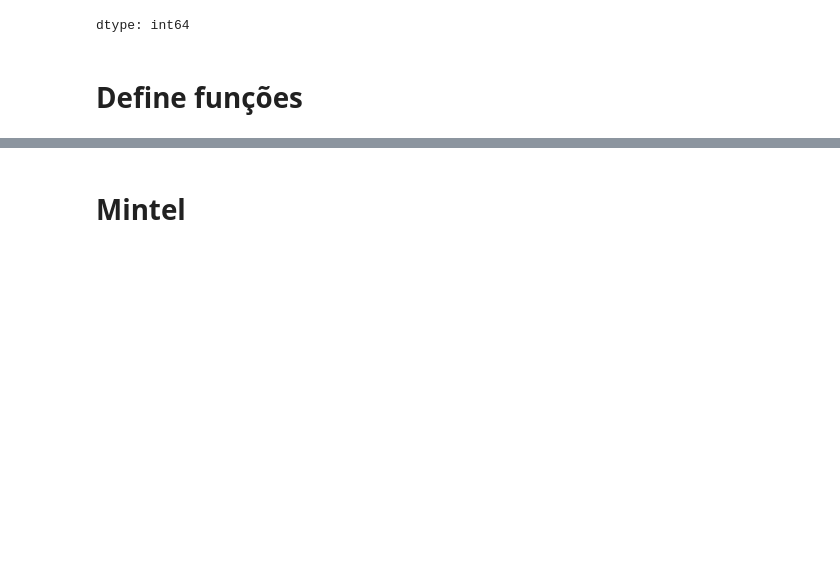
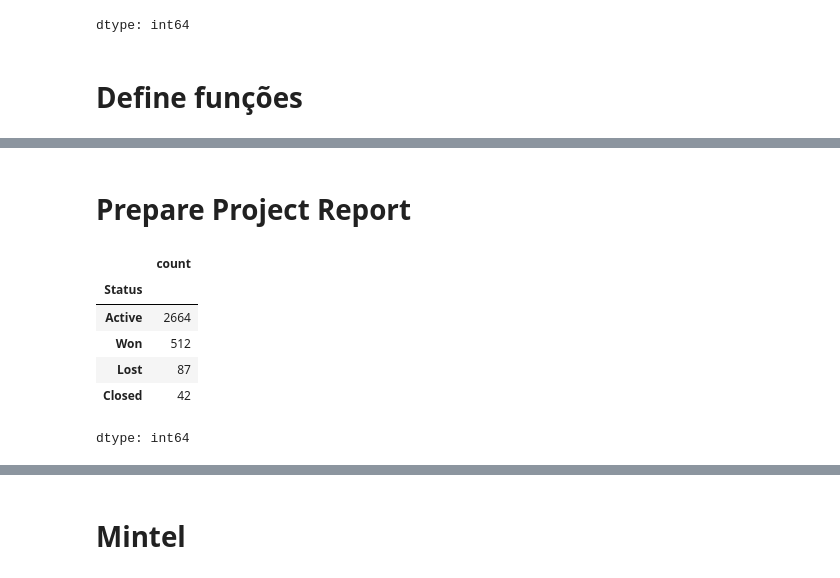
Before and after one commit to GimenesPaula/GimenesPaula, a Jupyter notebook: Projeto 1.ipynb, the cells around one changed output, grey strips where cells are left out. Cells and saved outputs as stored; diff of their text form; code cells hidden in the pictures; blank space fills up the shorter version.

```diff
--- a/Projeto 1.ipynb
+++ b/Projeto 1.ipynb
@@ -245,0 +256,28 @@ def formatar_material(coluna):
+# %% [markdown]
+# Prepare Project Report
+# %%
+# Reduz as colunas Fabricantes, Material e Distribuidor, a indice
+df_proj['Material']= formatar_material(df_proj['Material'])
+df_proj['Distributor'] = formatar_fabricantes(df_proj['Distributor'])
+df_proj['KeyManuf'] = formatar_fabricantes(df_proj['Customer'])
+df_proj['Customer'] = df_proj['Customer'].astype(str)
+df_proj['Status'] = df_proj['Status'].astype(str)
+# %%
+dict_status = {'aprovado':'Won', 'closed won': 'Won',
+             'cancelado': 'Closed', 'concluido':'Closed', 'stand by':'Closed', 'finalizado':'Closed',
+             'closed lost': 'Lost', 'cancelado/reprovado':'Lost', 'reprovado':'Lost',
+             'em andamento': 'Active', 'teste':'Active', 'em teste':'Active',
+             'prospecting':'Active', 'qualification':'Active',
+           }
+# %%
+df_proj['Status'] = df_proj['Status'].str.lower().map(dict_status)
+#Exibe a quantidade de casos únicos
+df_proj['Status'].value_counts(dropna=False)
+# %% [output]
+|  | count |
+| Status |  |
+| Active | 2664 |
+| Won | 512 |
+| Lost | 87 |
+| Closed | 42 |
+dtype: int64
```
Also changed, not shown: parts of 52 cells of this notebook.
